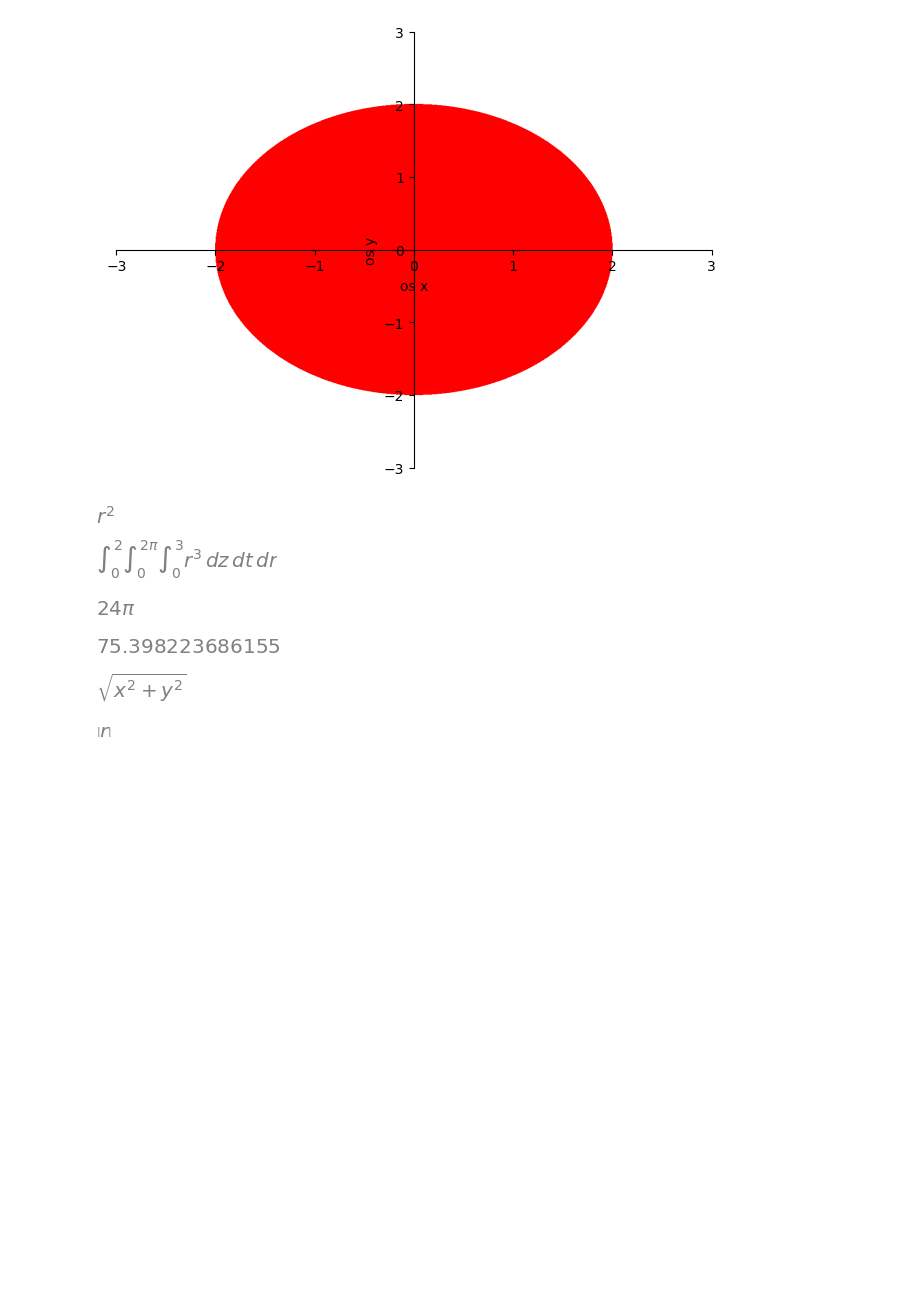
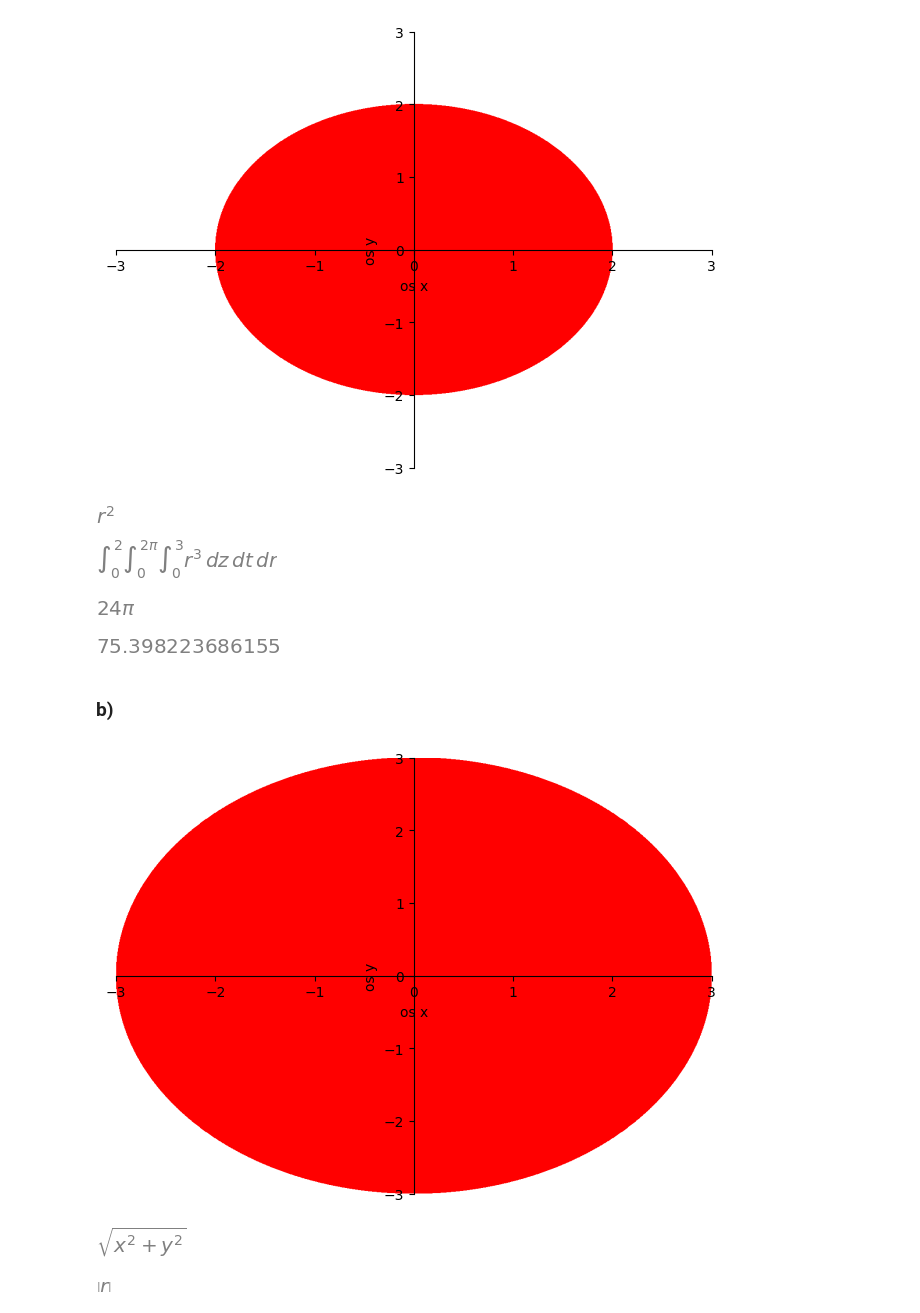
Before and after one commit to pzajaczkowski/ONWP, a Jupyter notebook: lista5/lista5.ipynb, the cells around one changed output. Drawn from its saved outputs; the diff is of its cells as text; code cells hidden in the pictures; blank space fills up the shorter version.

```diff
--- a/lista5/lista5.ipynb
+++ b/lista5/lista5.ipynb
@@ -99,4 +101,20 @@ display(cal_val.evalf())
 [figure]
 [figure]
 [figure]
+# %% [markdown]
+### b)
+# %%
+# b)
+p2 = plot_implicit(
+    And(sqrt(x**2 + y**2) <= 3),
+    (x, -3, 3),
+    (y, -3, 3),
+    line_color="red",
+    xlabel="os x",
+    ylabel="os y",
+    show=False,
+)
+p2.show()
+# %% [output]
+[figure, added]
 # %%
```
Also changed, not shown: parts of 23 cells of this notebook, 1 other file.
